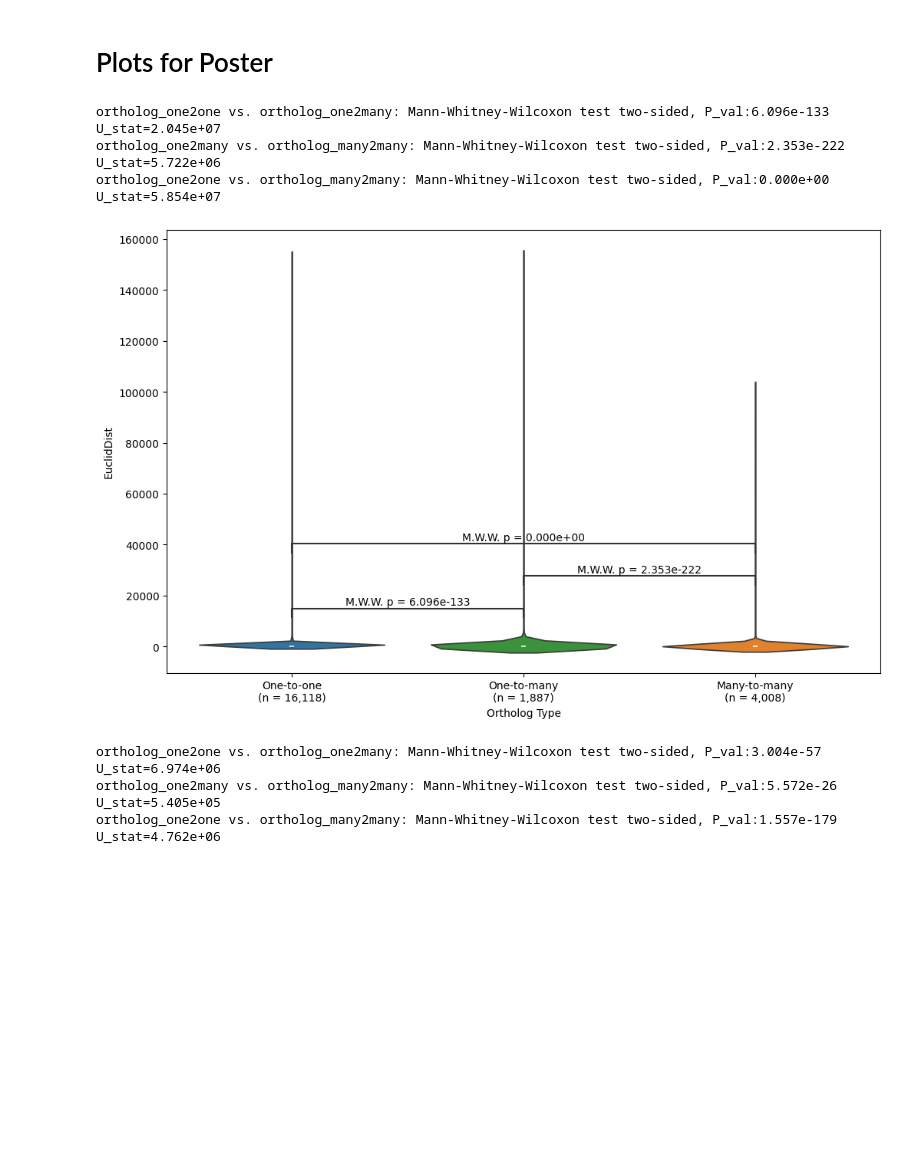
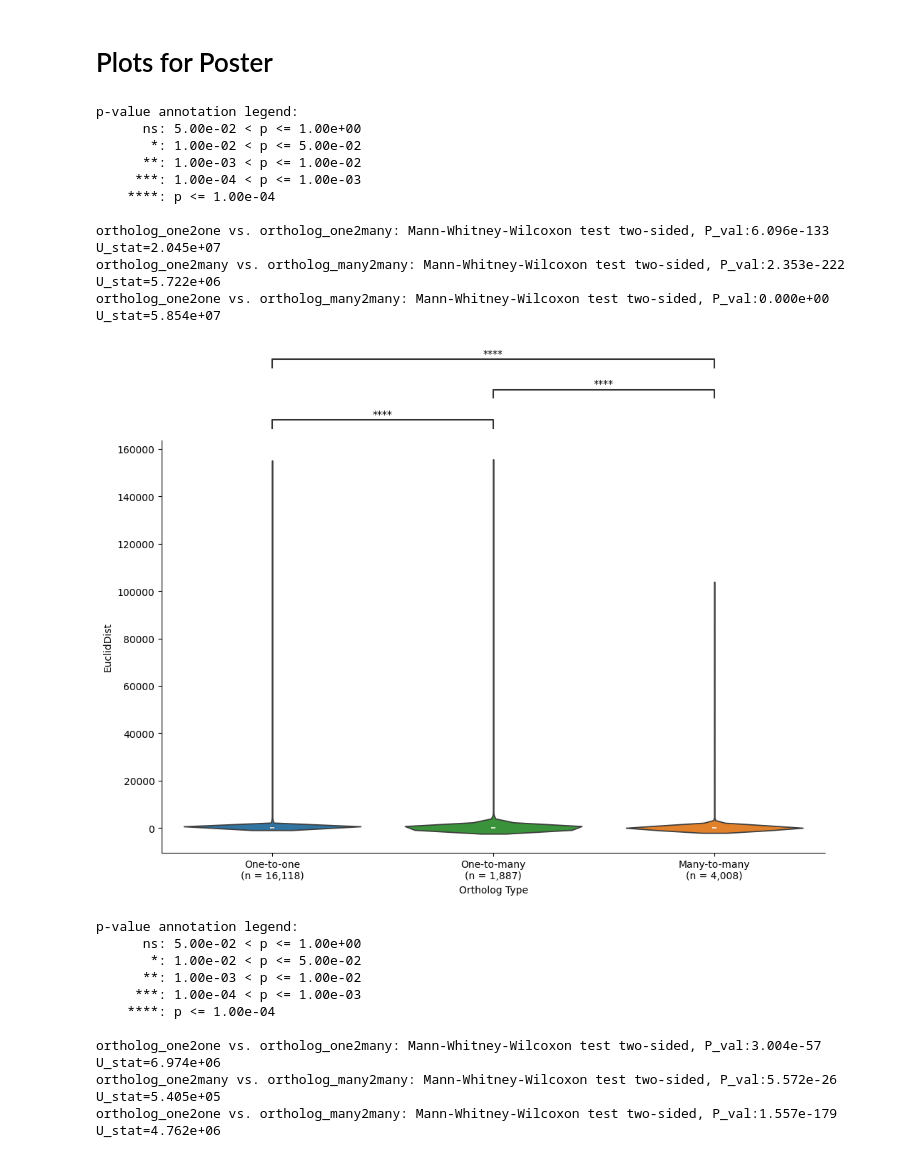
Before and after one commit to AndrewH72/Gene-Duplication, a Jupyter notebook: scripts/dataAnalysis.ipynb, the cells around one changed output. Cells and saved outputs as stored; diff of their text form; code cells hidden in the pictures; blank space fills up the shorter version.

```diff
--- a/scripts/dataAnalysis.ipynb
+++ b/scripts/dataAnalysis.ipynb
@@ -1155,6 +1155,6 @@ masterTableHumanMouse
 # %%
 headerCols = pd.MultiIndex.from_tuples([
-    ("", "n"),
+    (" ", "n"),
     ("Brain", "Rho"), ("Brain", "P"),
     ("Colon", "Rho"), ("Colon", "P"),
     ("Esophagus", "Rho"), ("Esophagus", "P"),
@@ -1162,7 +1162,9 @@ headerCols = pd.MultiIndex.from_tuples([
     ("Kidney", "Rho"), ("Kidney", "P"),
     ("Liver", "Rho"), ("Liver", "P"),
     ("Pancreas", "Rho"), ("Pancreas", "P"),
-    ("Stomach", "Rho"), ("Stomach", "P")
+    ("Stomach", "Rho"), ("Stomach", "P"),
+    (" ", "Tau"), (" ", "Tau PValue"),
+    (" ", "Num Tissues"), (" ", "Num Tissues PValue")
 ])
 tissueCorrDF = pd.DataFrame(
     index=["one-to-one", "one-to-many",
@@ -1194,8 +1196,10 @@ translationTable = {
     "daughter": "Daughter"
 }
 # %%
-orthoTable = pd.read_csv("/Users/andrewhsu/Projects/McNair/data/orthologTableDistDupeBioTypeParentalDaughterGOEPExon.csv")
-orthoTableEP = orthoTable.iloc[:, np.r_[0:4, 11:12, 14:16, -20:-4]]
+orthoTable = pd.read_parquet("/Users/andrewhsu/Projects/McNair/data/orthologTableDistDupeBioTypeParentalDaughterGOEPExondNdSProtIDTauEBModeEvol.parquet")
+orthoTableNoRetro = orthoTable[(orthoTable["Number of Human Exons"] != 1) & (orthoTable["Number of Mouse Exons"] != 1)].iloc[:, np.r_[0:4, 11:12, 14:16, 18:35, 43:47]]
+orthoTableNoOverUnderRepresentation = orthoTable[(orthoTable["+/-"] == "nan")].iloc[:, np.r_[0:4, 11:12, 14:16, 18:35, 43:47]]
+orthoTableEP = orthoTable.iloc[:, np.r_[0:4, 11:12, 14:16, 18:35, 43:47]]
 display(orthoTableEP)
 # %% [output]
 |  | Gene stable ID | Mouse gene stable ID | Mouse homology type | Mouse Gene-order conservation score | Duplicated Species | ... |
@@ -1496,24 +1529,42 @@ orthoTableModeEvol.to_parquet("/Users/andrewhsu/Projects/McNair/data/orthologTab
 # %%
 orthoTable = pd.read_parquet("/Users/andrewhsu/Projects/McNair/data/orthologTableDistDupeBioTypeParentalDaughterGOEPExondNdSProtIDTauEBModeEvol.parquet")
 orthoTableHomology = orthoTable[orthoTable["Mouse homology type"].isin(["ortholog_one2one", "ortholog_one2many", "ortholog_many2many"])]
 
 sigTestPairs = [("ortholog_one2one", "ortholog_one2many"), ("ortholog_one2one", "ortholog_many2many"), ("ortholog_one2many", "ortholog_many2many")]
 plt.figure(figsize=(12, 7.5))
 for distMetric in orthoTableHomology.columns[4:9]:
     filteredDF = orthoTableHomology.dropna(subset=distMetric)
-    ax = sns.violinplot(data=filteredDF, x="Mouse homology type", y=distMetric, hue="Mouse homology type", order=["ortholog_one2one", "ortholog_one2many", "ortholog_many2many"])
+    ax = sns.violinplot(data=filteredDF, x="Mouse homology type", y=distMetric, hue="Mouse homology type", order=["ortholog_one2one", "ortholog_one2many", "ortholog_many2many"], inner="box")
+    # sns.striplot(data=filteredDF, x="Mouse homology type", y=distMetric, hue="Mouse homology type", size=2, alpha=0.25, order=["ortholog_one2one", "ortholog_one2many", "ortholog_many2many"], ax=ax)
     annotator = Annotator(ax, sigTestPairs, data=orthoTableHomology, x="Mouse homology type", y=distMetric, order=["ortholog_one2one", "ortholog_one2many", "ortholog_many2many"])
-    annotator.configure(test="Mann-Whitney", text_format="full", loc="inside")
+    annotator.configure(test="Mann-Whitney", text_format="star", loc="outside")
     annotator.apply_and_annotate()
     ax.set_xlabel("Ortholog Type")
+    if distMetric == "PearDist":
+        ax.set_ylabel("Pearson Distance")
     ax.set_xticks([0, 1, 2], [f"One-to-one\n(n = {filteredDF[filteredDF["Mouse homology type"] == "ortholog_one2one"].shape[0]:,})", f"One-to-many\n(n = {filteredDF[filteredDF["Mouse homology type"] == "ortholog_one2many"].shape[0]:,})", f"Many-to-many\n(n = {filteredDF[filteredDF["Mouse homology type"] == "ortholog_many2many"].shape[0]:,})"])
+    sns.despine()
     plt.savefig(f"/Users/andrewhsu/Projects/McNair/plots/orthoCompare/violin{distMetric}.png", dpi=300, bbox_inches="tight")
-    # plt.show()
+    plt.show()
 # %% [output]
+p-value annotation legend:
+      ns: 5.00e-02 < p <= 1.00e+00
+       *: 1.00e-02 < p <= 5.00e-02
+      **: 1.00e-03 < p <= 1.00e-02
+     ***: 1.00e-04 < p <= 1.00e-03
+    ****: p <= 1.00e-04
+
 ortholog_one2one vs. ortholog_one2many: Mann-Whitney-Wilcoxon test two-sided, P_val:6.096e-133 U_stat=2.045e+07
 ortholog_one2many vs. ortholog_many2many: Mann-Whitney-Wilcoxon test two-sided, P_val:2.353e-222 U_stat=5.722e+06
 ortholog_one2one vs. ortholog_many2many: Mann-Whitney-Wilcoxon test two-sided, P_val:0.000e+00 U_stat=5.854e+07
-[figure, old version]
+[figure, new version]
+p-value annotation legend:
+      ns: 5.00e-02 < p <= 1.00e+00
+       *: 1.00e-02 < p <= 5.00e-02
+      **: 1.00e-03 < p <= 1.00e-02
+     ***: 1.00e-04 < p <= 1.00e-03
+    ****: p <= 1.00e-04
+
 ortholog_one2one vs. ortholog_one2many: Mann-Whitney-Wilcoxon test two-sided, P_val:3.004e-57 U_stat=6.974e+06
 ortholog_one2many vs. ortholog_many2many: Mann-Whitney-Wilcoxon test two-sided, P_val:5.572e-26 U_stat=5.405e+05
 ortholog_one2one vs. ortholog_many2many: Mann-Whitney-Wilcoxon test two-sided, P_val:1.557e-179 U_stat=4.762e+06
```
Also changed, not shown: parts of 13 cells of this notebook, 22 other files.
